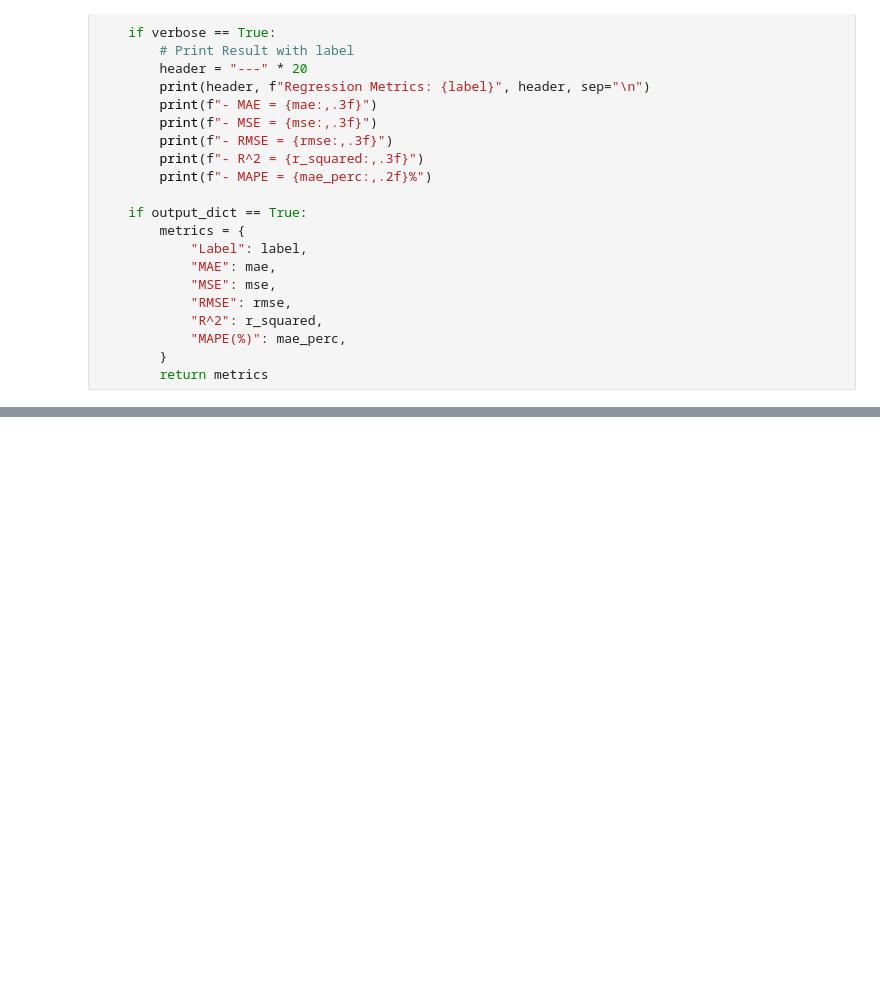
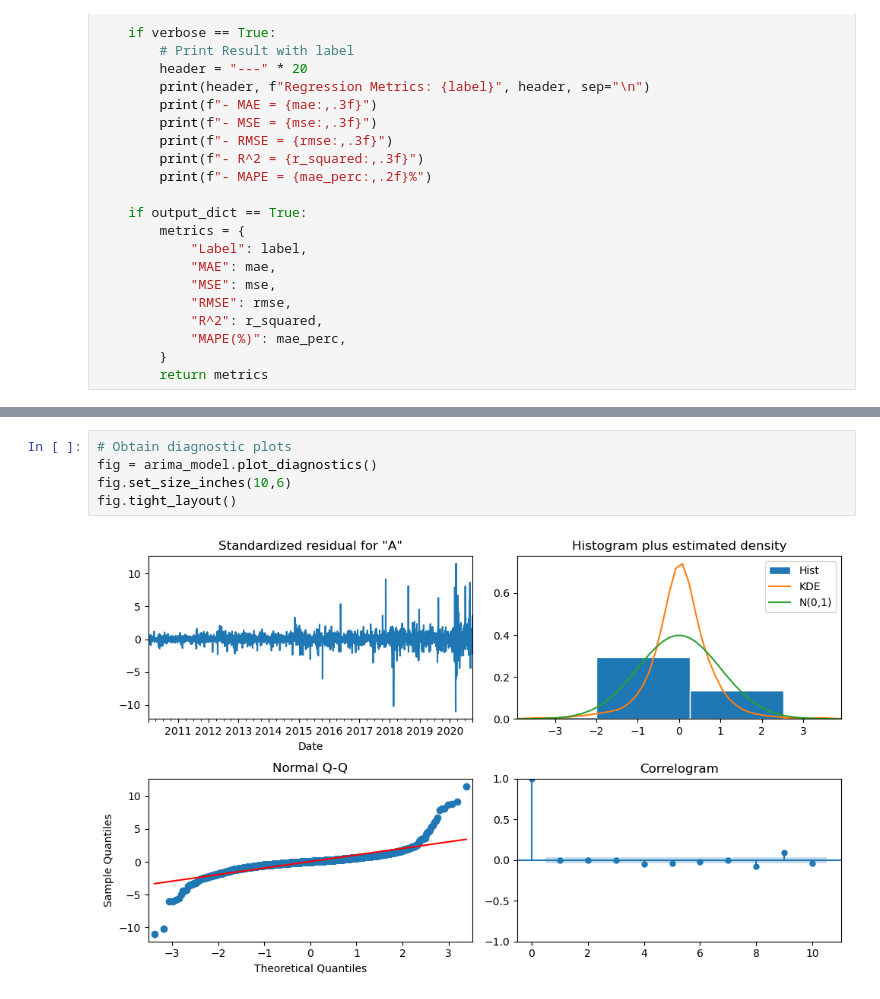
Before and after one commit to EhLeeOod/time-series, a Jupyter notebook: arima-core.ipynb, the cells around one changed output, grey strips where cells are left out. Drawn from its saved outputs; the diff is of its cells as text; blank space fills up the shorter version.

Commit message:
new model parameters

```diff
--- a/arima-core.ipynb
+++ b/arima-core.ipynb
@@ -312,4 +312,11 @@ Regression Metrics:
 [figure]
+# %%
+# Obtain diagnostic plots
+fig = arima_model.plot_diagnostics()
+fig.set_size_inches(10,6)
+fig.tight_layout()
+# %% [output]
+[figure, added]
 # %%
 # Loop through variations of model and consider alternatives
 import itertools
```
Also changed, not shown: parts of 6 cells of this notebook.
